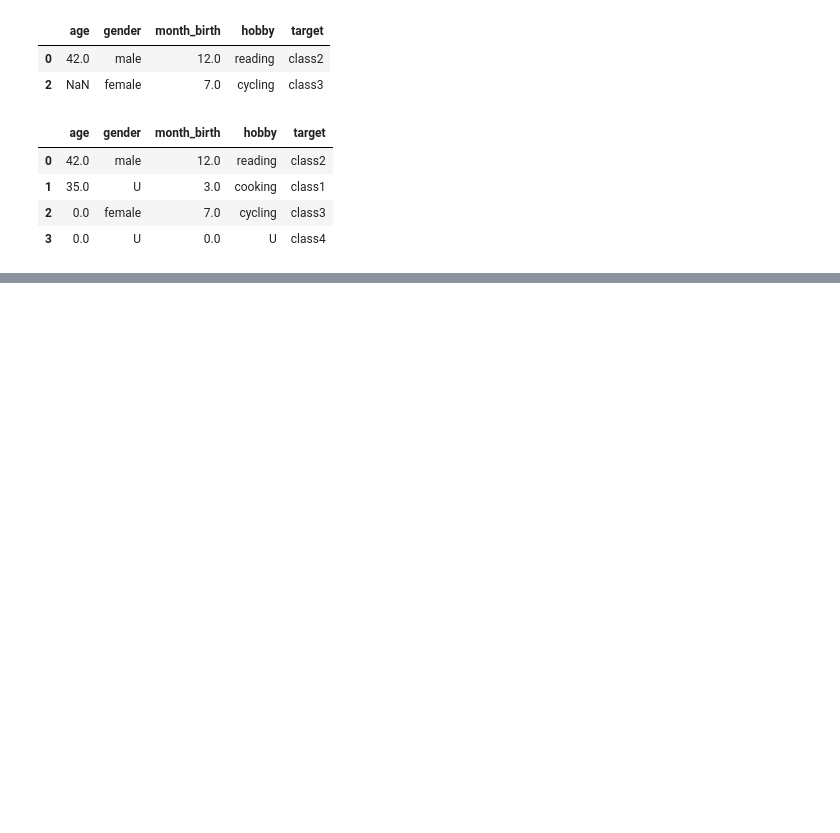
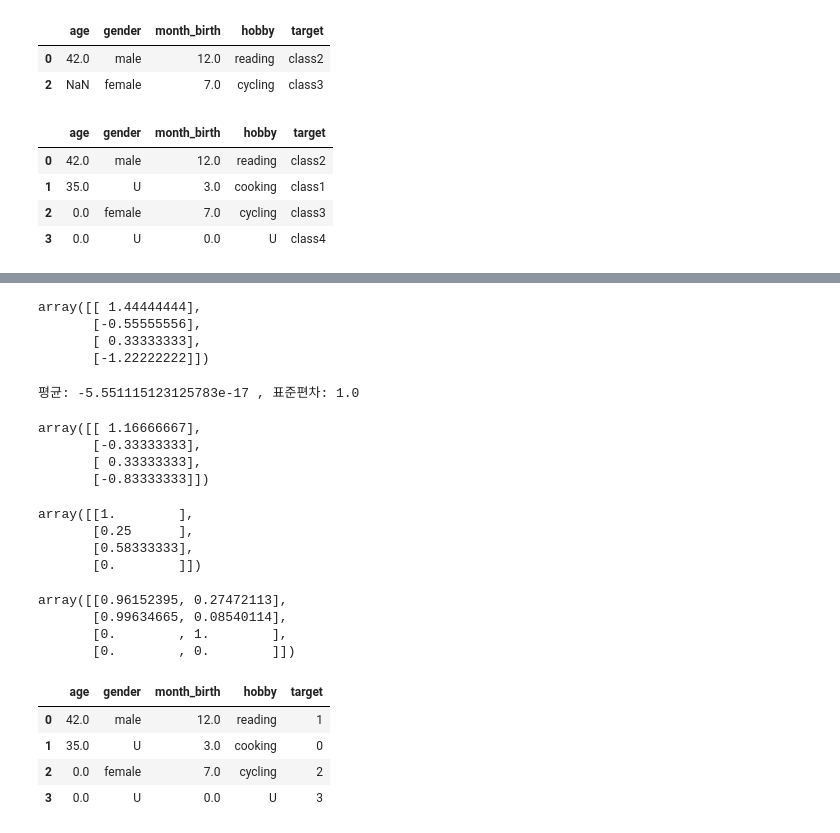
Before and after one commit to MinuSpurs/ML_study, a Jupyter notebook: Intermediate_machine_learning/7. Explore_machine_learning_data.ipynb, the cells around one changed output, grey strips where cells are left out. Drawn from its saved outputs; the diff is of its cells as text; code cells hidden in the pictures; blank space fills up the shorter version.

```diff
--- a/Intermediate_machine_learning/7. Explore_machine_learning_data.ipynb
+++ b/Intermediate_machine_learning/7. Explore_machine_learning_data.ipynb
@@ -190,0 +304,60 @@ df7
+# %%
+# 표준화 스케일링
+from sklearn.preprocessing import StandardScaler
+
+std = StandardScaler()
+x_std = std.fit_transform(df8[['month_birth']])
+x_std
+# %% [output]
+array([[ 1.44444444],
+       [-0.55555556],
+       [ 0.33333333],
+       [-1.22222222]])
+# %%
+print('평균:', np.mean(x_std), ', 표준편차:', np.std(x_std))
+# %% [output]
+평균: -5.551115123125783e-17 , 표준편차: 1.0
+# %%
+# 로버스트 스케일링
+from sklearn.preprocessing import RobustScaler
+
+robust = RobustScaler()
+x_robuts = robust.fit_transform(df8[['month_birth']])
+x_robuts
+# %% [output]
+array([[ 1.16666667],
+       [-0.33333333],
+       [ 0.33333333],
+       [-0.83333333]])
+# %%
+# 최소-최대 스케일링
+from sklearn.preprocessing import MinMaxScaler
+
+minmax = MinMaxScaler()
+x_minmax = minmax.fit_transform(df8[['month_birth']])
+x_minmax
+# %% [output]
+array([[1.        ],
+       [0.25      ],
+       [0.58333333],
+       [0.        ]])
+# %%
+# 노멀 스케일링
+from sklearn.preprocessing import Normalizer
+
+normal = Normalizer()
+x_normal = normal.fit_transform(df8[['age', 'month_birth']])
+x_normal
+# %% [output]
+array([[0.96152395, 0.27472113],
+       [0.99634665, 0.08540114],
+       [0.        , 1.        ],
+       [0.        , 0.        ]])
+# %%
+df8
+# %% [output]
+|  | age | gender | month_birth | hobby | target |
+| 0 | 42.0 | male | 12.0 | reading | 1 |
+| 1 | 35.0 | U | 3.0 | cooking | 0 |
+| 2 | 0.0 | female | 7.0 | cycling | 2 |
+| 3 | 0.0 | U | 0.0 | U | 3 |
```
Also changed, not shown: parts of 12 cells of this notebook.
